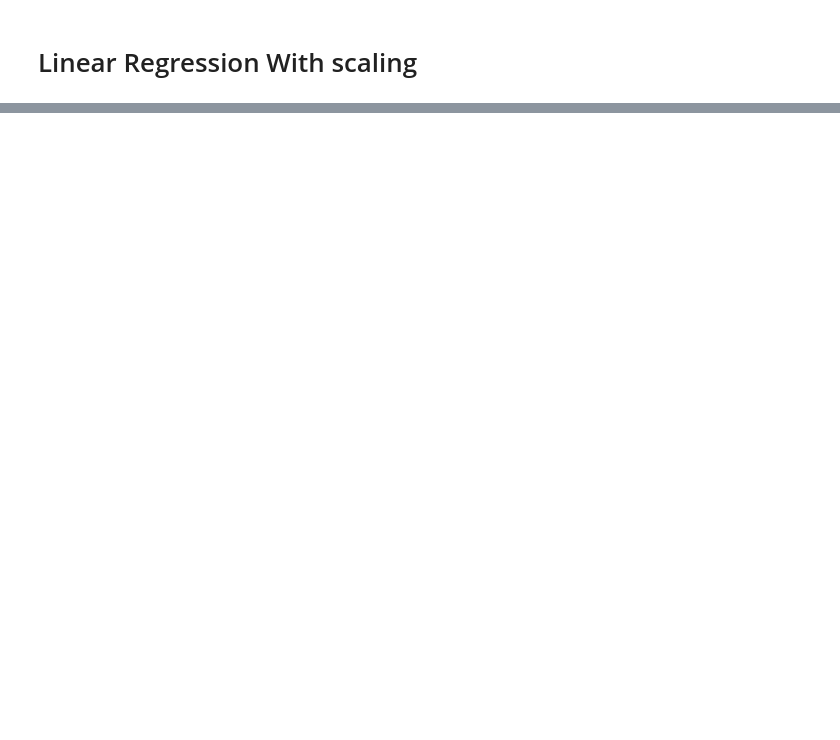
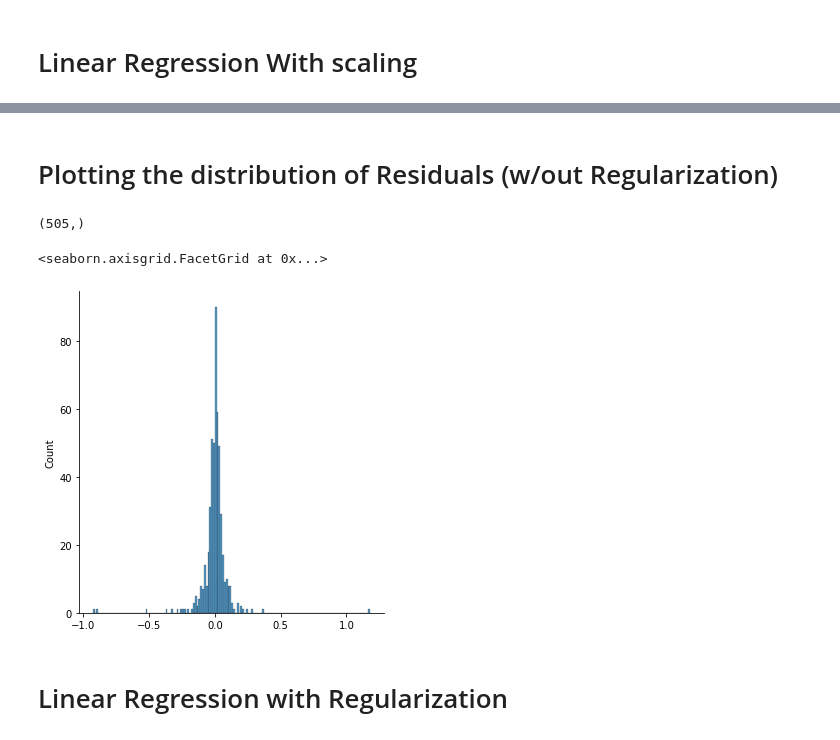
Before and after one commit to morkovka1337/multidimensional_data_processing, a Jupyter notebook: task2.ipynb, the cells around one changed output, grey strips where cells are left out. Cells and saved outputs as stored; diff of their text form; code cells hidden in the pictures; blank space fills up the shorter version.

```diff
--- a/task2.ipynb
+++ b/task2.ipynb
@@ -282 +283,20 @@ Mean absolute percentage error =  37.42905252322552
 Determination coefficient =  0.9889328423430438
+# %% [markdown]
+# Plotting the distribution of Residuals (w/out Regularization)
+# %%
+X = subdataset[[ 'Dividend Yield', '52 Week Low', '52 Week High', 'Earnings/Share', 'Market Cap']]
+y = data[['Price']]
+X = pd.DataFrame(scaler.fit_transform(X))
+y_pred_all = reg.predict(X)
+y = pd.DataFrame(scaler.fit_transform(y))
+y1 = np.array(y)
+y2 = np.array(y_pred_all)
+print(y1[:,0].shape)
+y_diff = y1[:,0] - y2[:,0]
+sns.displot(y_diff, kde=False)
+# %% [output]
+(505,)
+<seaborn.axisgrid.FacetGrid at 0x...>
+[figure, added]
+# %% [markdown]
+# Linear Regression with Regularization
```
Also changed, not shown: parts of 6 cells of this notebook.
